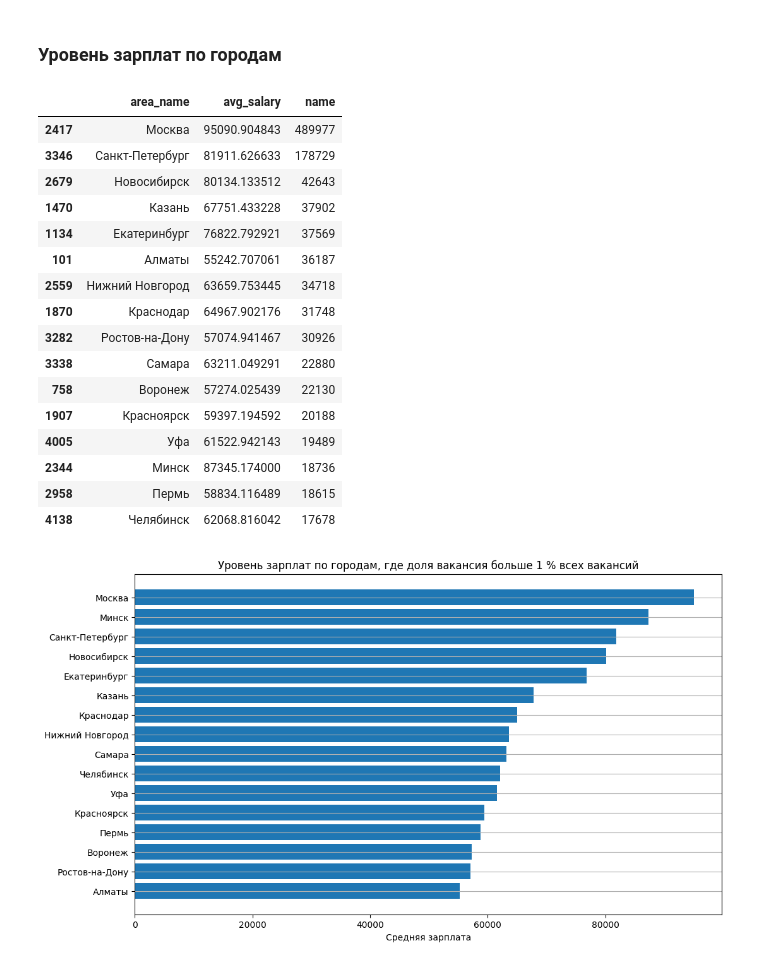
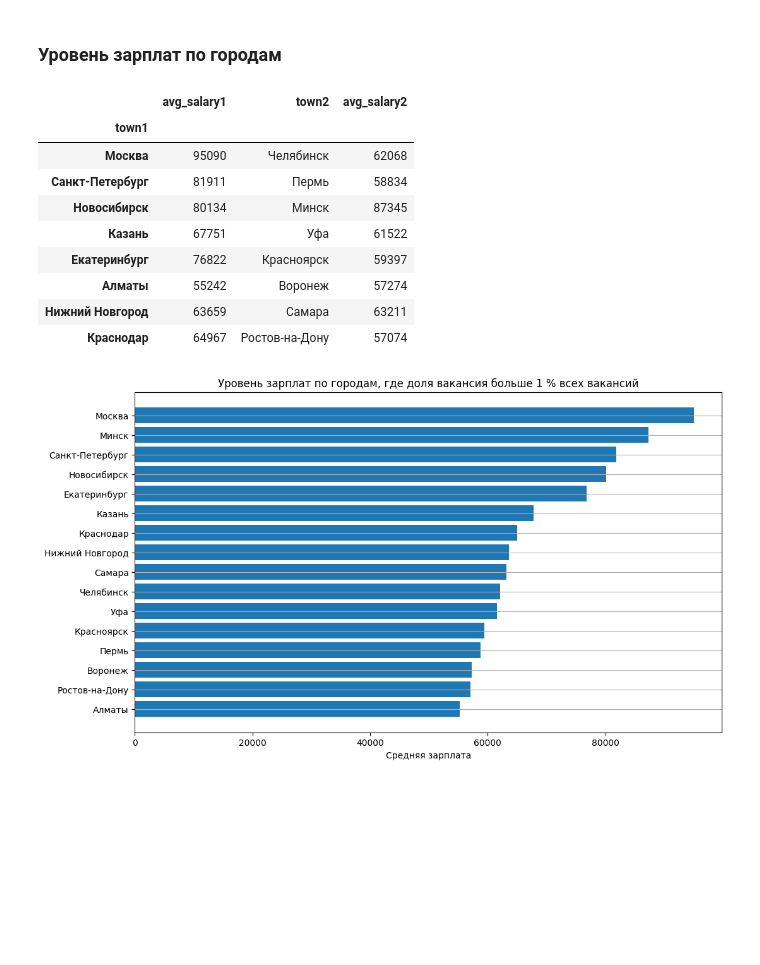
Before and after one commit to ilya7337/django-project, a Jupyter notebook: django-project/analytics/Аналитика_для_проекта.ipynb, the cells around one changed output. Cells and saved outputs as stored; diff of their text form; code cells hidden in the pictures; blank space fills up the shorter version.

```diff
--- a/django-project/analytics/Аналитика_для_проекта.ipynb
+++ b/django-project/analytics/Аналитика_для_проекта.ipynb
@@ -175,25 +223,27 @@ plt.show()
 ### Уровень зарплат по городам
 # %%
 df_full_salary_level = df_full.pivot_table(index='area_name', values=['avg_salary', 'name'], aggfunc={'avg_salary':'mean', 'name':'count'}).reset_index().sort_values(by=["name",'avg_salary'], ascending=False).head(16)
-df_full_salary_level
+
+df_res = df_full_salary_level.copy()
+df_res['avg_salary'] = df_res['avg_salary'].astype(int)
+df1 = df_res.iloc[len(df_res)//2:][::-1]
+df2 = df_res.iloc[:len(df_res)//2]
+
+df_combined = pd.concat([df2.reset_index(drop=True), df1.reset_index(drop=True)], axis=1)
+df_combined.columns = ['town1', 'avg_salary1', 'count1', 'town2', 'avg_salary2', 'count2']
+df_combined.set_index('town1', inplace=True)
+df_combined[['avg_salary1', 'town2', 'avg_salary2']]
 # %% [output]
-|  | area_name | avg_salary | name |
-| 2417 | Москва | 95090.904843 | 489977 |
-| 3346 | Санкт-Петербург | 81911.626633 | 178729 |
-| 2679 | Новосибирск | 80134.133512 | 42643 |
-| 1470 | Казань | 67751.433228 | 37902 |
-| 1134 | Екатеринбург | 76822.792921 | 37569 |
-| 101 | Алматы | 55242.707061 | 36187 |
-| 2559 | Нижний Новгород | 63659.753445 | 34718 |
-| 1870 | Краснодар | 64967.902176 | 31748 |
-| 3282 | Ростов-на-Дону | 57074.941467 | 30926 |
-| 3338 | Самара | 63211.049291 | 22880 |
-| 758 | Воронеж | 57274.025439 | 22130 |
-| 1907 | Красноярск | 59397.194592 | 20188 |
-| 4005 | Уфа | 61522.942143 | 19489 |
-| 2344 | Минск | 87345.174000 | 18736 |
-| 2958 | Пермь | 58834.116489 | 18615 |
-| 4138 | Челябинск | 62068.816042 | 17678 |
+|  | avg_salary1 | town2 | avg_salary2 |
+| town1 |  |  |  |
+| Москва | 95090 | Челябинск | 62068 |
+| Санкт-Петербург | 81911 | Пермь | 58834 |
+| Новосибирск | 80134 | Минск | 87345 |
+| Казань | 67751 | Уфа | 61522 |
+| Екатеринбург | 76822 | Красноярск | 59397 |
+| Алматы | 55242 | Воронеж | 57274 |
+| Нижний Новгород | 63659 | Самара | 63211 |
+| Краснодар | 64967 | Ростов-на-Дону | 57074 |
 # %%
 df_full_salary_level = df_full_salary_level.sort_values(by='avg_salary', ascending=True)
 plt.figure(figsize=(12,7))
```
Also changed, not shown: parts of 17 cells of this notebook, 37 other files.
